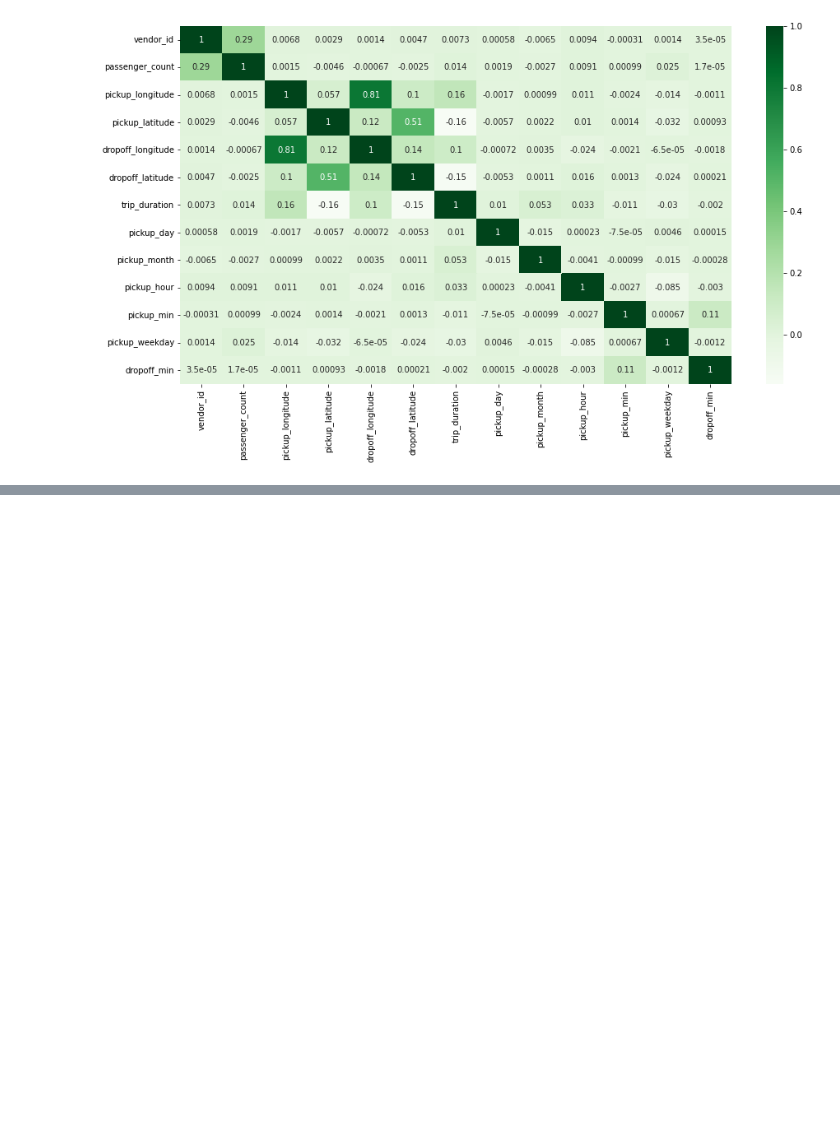
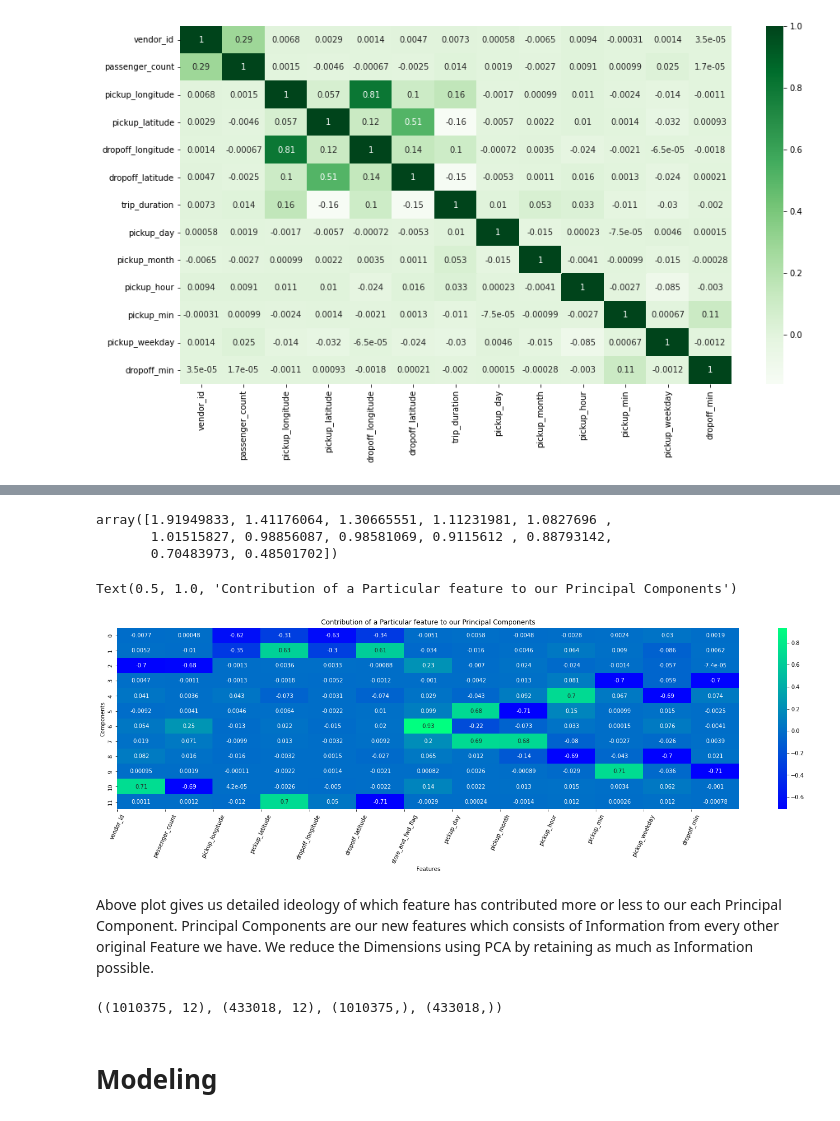
Before and after one commit to vaidande/NYC-Taxi-Trip-Time-Prediction, a Jupyter notebook: NYC_Taxi_Trip_Time_Prediction_Capstone_Project_By_Ritik_Vaidande.ipynb, the cells around one changed output, grey strips where cells are left out. Cells and saved outputs as stored; diff of their text form; code cells hidden in the pictures; blank space fills up the shorter version.

```diff
--- a/NYC_Taxi_Trip_Time_Prediction_Capstone_Project_By_Ritik_Vaidande.ipynb
+++ b/NYC_Taxi_Trip_Time_Prediction_Capstone_Project_By_Ritik_Vaidande.ipynb
@@ -367,0 +439,22 @@ sns.heatmap(corr, annot=True, cmap='Greens')
+# %%
+#applying pca as per required components
+pca = PCA(n_components=12)
+transform = pca.fit_transform(finaldf)
+pca.explained_variance_
+# %% [output]
+array([1.91949833, 1.41176064, 1.30665551, 1.11231981, 1.0827696 ,
+       1.01515827, 0.98856087, 0.98581069, 0.9115612 , 0.88793142,
+       0.70483973, 0.48501702])
+# %%
+#importance of features in particular principal component
+plt.figure(figsize=(25,6))
+sns.heatmap(pca.components_, annot=True, cmap="winter")
+plt.ylabel("Components")
+plt.xlabel("Features")
+plt.xticks(np.arange(len(finaldf.columns)), finaldf.columns, rotation=65)
+plt.title('Contribution of a Particular feature to our Principal Components')
+# %% [output]
+Text(0.5, 1.0, 'Contribution of a Particular feature to our Principal Components')
+[figure, added]
+# %% [markdown]
+Above plot gives us detailed ideology of which feature has contributed more or less to our each Principal Component. Principal Components are our new features which consists of Information from every other original Feature we have. We reduce the Dimensions using PCA by retaining as much as Information possible.
@@ -367,0 +463,12 @@ sns.heatmap(corr, annot=True, cmap='Greens')
+# %%
+# importing some libraries and train test spliting
+
+from sklearn.model_selection import train_test_split, GridSearchCV, cross_val_score
+from sklearn.metrics import r2_score, mean_squared_log_error , mean_squared_error
+
+X_train, X_test, y_train, y_test = train_test_split(X, y, test_size=0.30, random_state=10)
+X_train.shape, X_test.shape, y_train.shape, y_test.shape
+# %% [output]
+((1010375, 12), (433018, 12), (1010375,), (433018,))
+# %% [markdown]
+# Modeling
```
Also changed, not shown: parts of 33 cells of this notebook.
